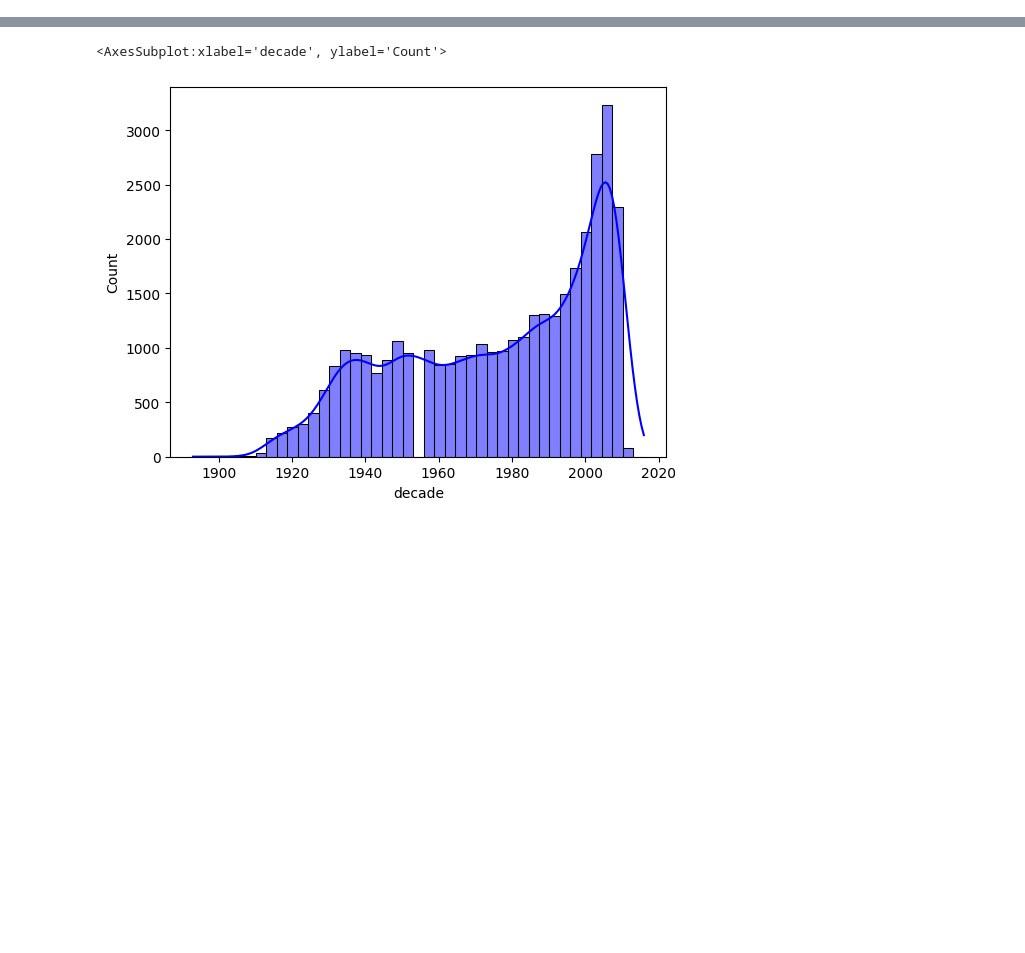
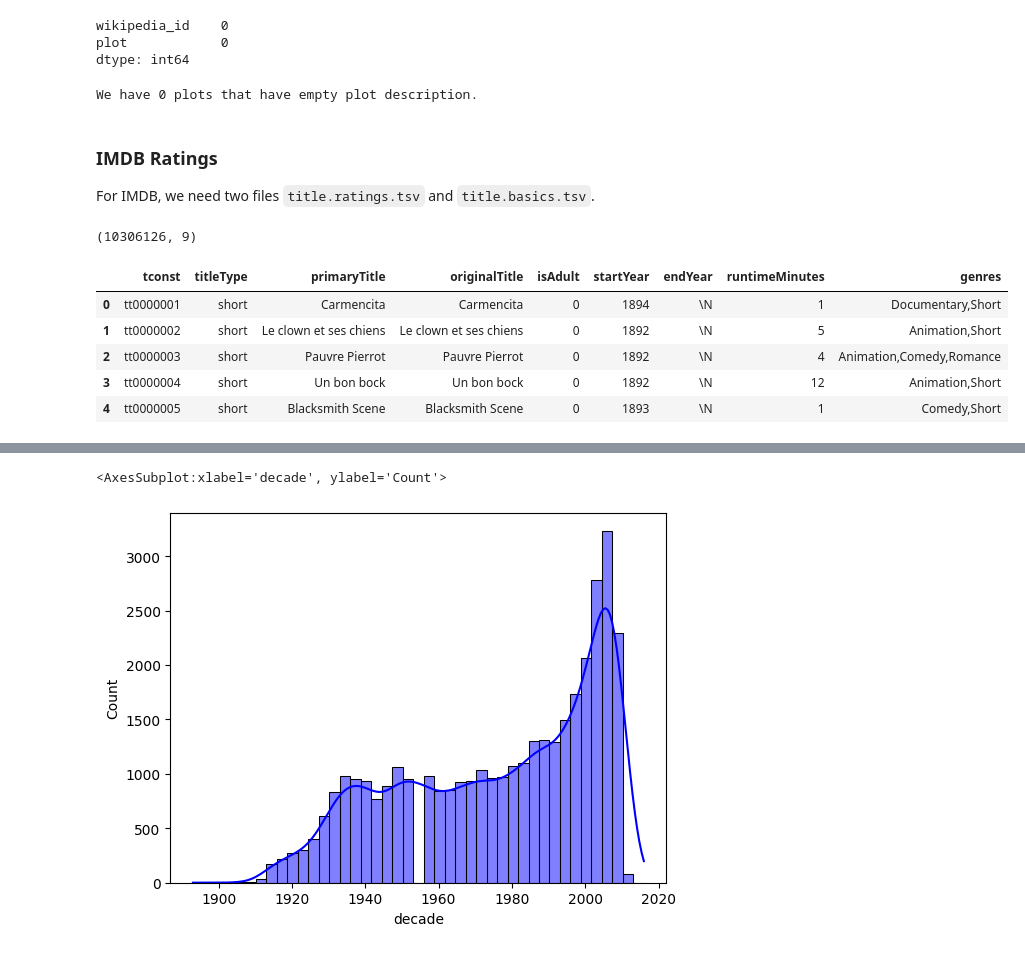
Before and after one commit to epfl-ada/ada-2023-project-adaroundtheworld2023, a Jupyter notebook: notebooks/preprocess.ipynb, the cells around one changed output, grey strips where cells are left out. Cells and saved outputs as stored; diff of their text form; code cells hidden in the pictures; blank space fills up the shorter version.

```diff
--- a/notebooks/preprocess.ipynb
+++ b/notebooks/preprocess.ipynb
@@ -156,0 +126,29 @@ oucentage of empty value in the genres column 2.354387%
+# %%
+# let's check nan-s here
+plot_df.isna().sum()
+# %% [output]
+wikipedia_id    0
+plot            0
+dtype: int64
+# %%
+# check if any of the columns is not empty string in plots
+empty_plots = (plot_df['plot'].apply(len) == 0).sum()
+print(f'We have {empty_plots} plots that have empty plot description.')
+# %% [output]
+We have 0 plots that have empty plot description.
+# %% [markdown]
+### IMDB Ratings
+
+For IMDB, we need two files `title.ratings.tsv` and `title.basics.tsv`.
+# %%
+imdb_basics_df = pd.read_csv('../data/raw/title.basics.tsv', sep='\t', low_memory=False)
+print(imdb_basics_df.shape)
+imdb_basics_df.head(5)
+# %% [output]
+(10306126, 9)
+|  | tconst | titleType | primaryTitle | originalTitle | isAdult | startYear | endYear | runtimeMinutes | genres |
+| 0 | tt0000001 | short | Carmencita | Carmencita | 0 | 1894 | \N | 1 | Documentary,Short |
+| 1 | tt0000002 | short | Le clown et ses chiens | Le clown et ses chiens | 0 | 1892 | \N | 5 | Animation,Short |
+| 2 | tt0000003 | short | Pauvre Pierrot | Pauvre Pierrot | 0 | 1892 | \N | 4 | Animation,Comedy,Romance |
+| 3 | tt0000004 | short | Un bon bock | Un bon bock | 0 | 1892 | \N | 12 | Animation,Short |
+| 4 | tt0000005 | short | Blacksmith Scene | Blacksmith Scene | 0 | 1893 | \N | 1 | Comedy,Short |
```
Also changed, not shown: parts of 47 cells of this notebook, 1 other file.
